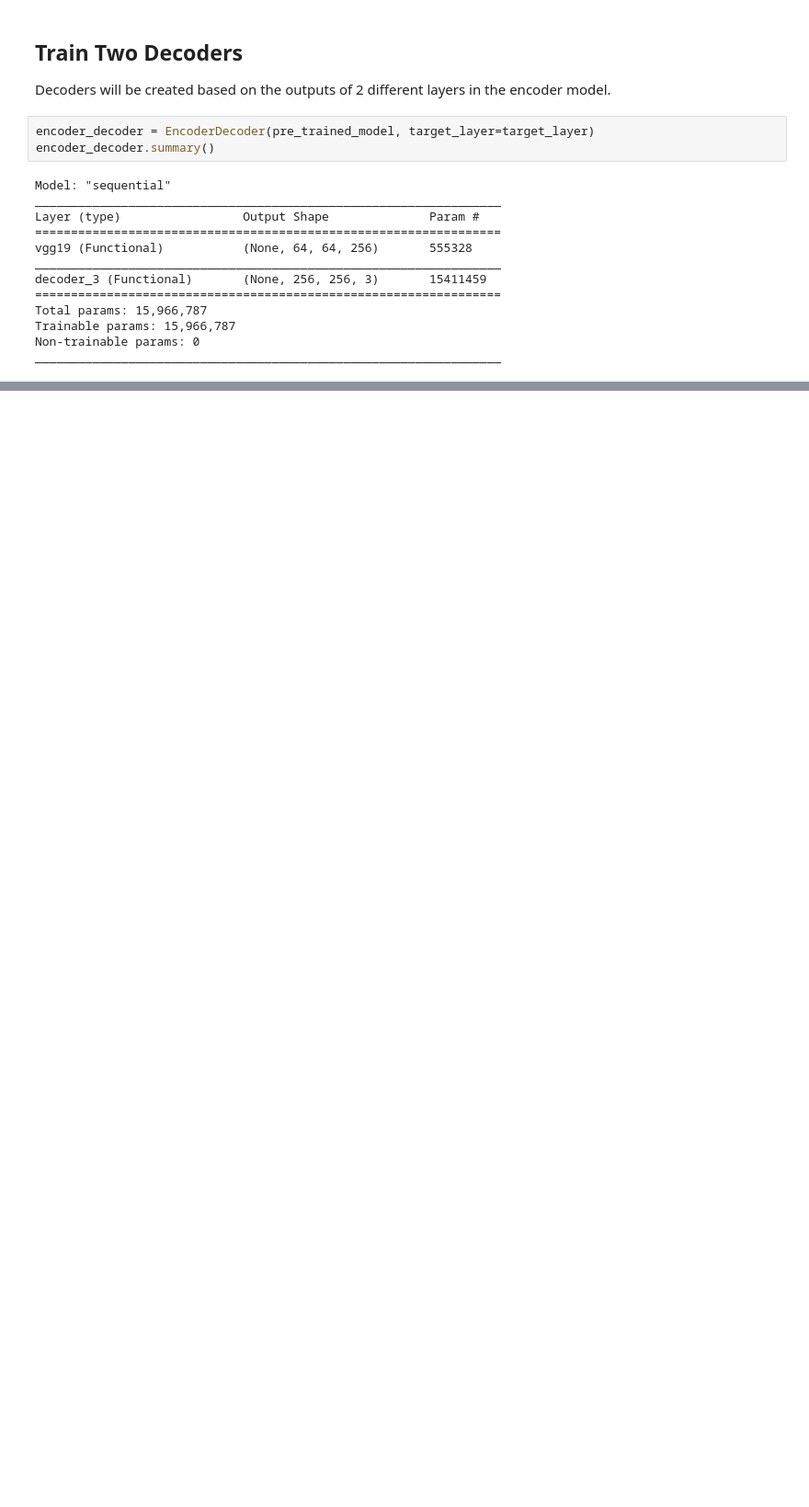
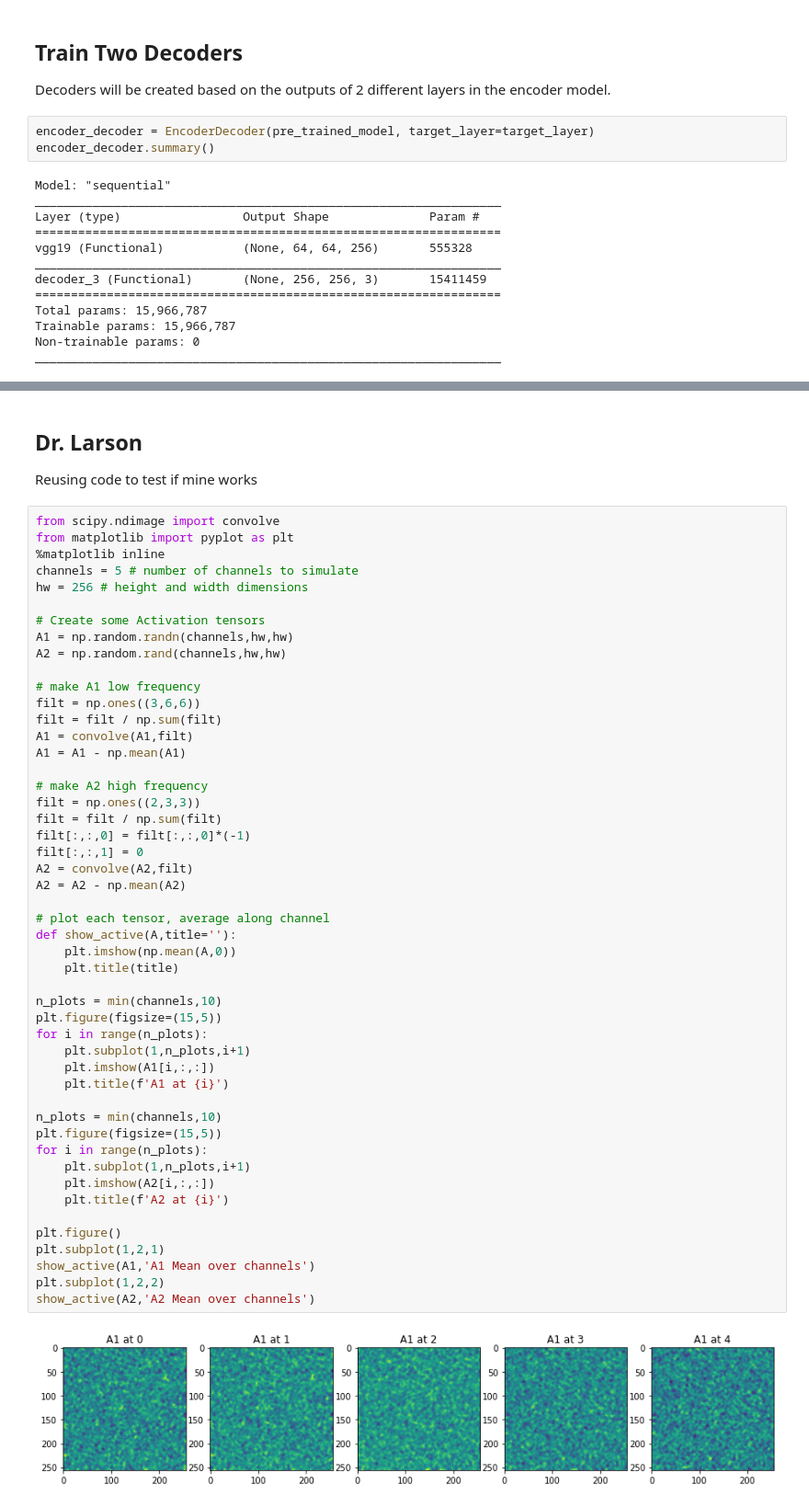
Before and after one commit to elilaird/CS83212-Advanced-Neural-Networks, a Jupyter notebook: Lab2_Style_Transfer.ipynb, the cells around one changed output, grey strips where cells are left out. Shown at 92% size. Cells and saved outputs as stored; diff of their text form; blank space fills up the shorter version.

```diff
--- a/Lab2_Style_Transfer.ipynb
+++ b/Lab2_Style_Transfer.ipynb
@@ -318,0 +334,55 @@ TypeError: ignored
+# %% [markdown]
+## Dr. Larson
+
+Reusing code to test if mine works
+# %%
+from scipy.ndimage import convolve
+from matplotlib import pyplot as plt
+%matplotlib inline
+channels = 5 # number of channels to simulate
+hw = 256 # height and width dimensions
+
+# Create some Activation tensors
+A1 = np.random.randn(channels,hw,hw)
+A2 = np.random.rand(channels,hw,hw)
+
+# make A1 low frequency
+filt = np.ones((3,6,6))
+filt = filt / np.sum(filt)
+A1 = convolve(A1,filt)
+A1 = A1 - np.mean(A1)
+
+# make A2 high frequency
+filt = np.ones((2,3,3))
+filt = filt / np.sum(filt)
+filt[:,:,0] = filt[:,:,0]*(-1)
+filt[:,:,1] = 0
+A2 = convolve(A2,filt)
+A2 = A2 - np.mean(A2)
+
+# plot each tensor, average along channel
+def show_active(A,title=''):
+    plt.imshow(np.mean(A,0))
+    plt.title(title)
+
+n_plots = min(channels,10)
+plt.figure(figsize=(15,5))
+for i in range(n_plots):
+    plt.subplot(1,n_plots,i+1)
+    plt.imshow(A1[i,:,:])
+    plt.title(f'A1 at {i}')
+
+n_plots = min(channels,10)
+plt.figure(figsize=(15,5))
+for i in range(n_plots):
+    plt.subplot(1,n_plots,i+1)
+    plt.imshow(A2[i,:,:])
+    plt.title(f'A2 at {i}')
+
+plt.figure()
+plt.subplot(1,2,1)
+show_active(A1,'A1 Mean over channels')
+plt.subplot(1,2,2)
+show_active(A2,'A2 Mean over channels')
+# %% [output]
+[figure, added]
```
Also changed, not shown: parts of 18 cells of this notebook.
